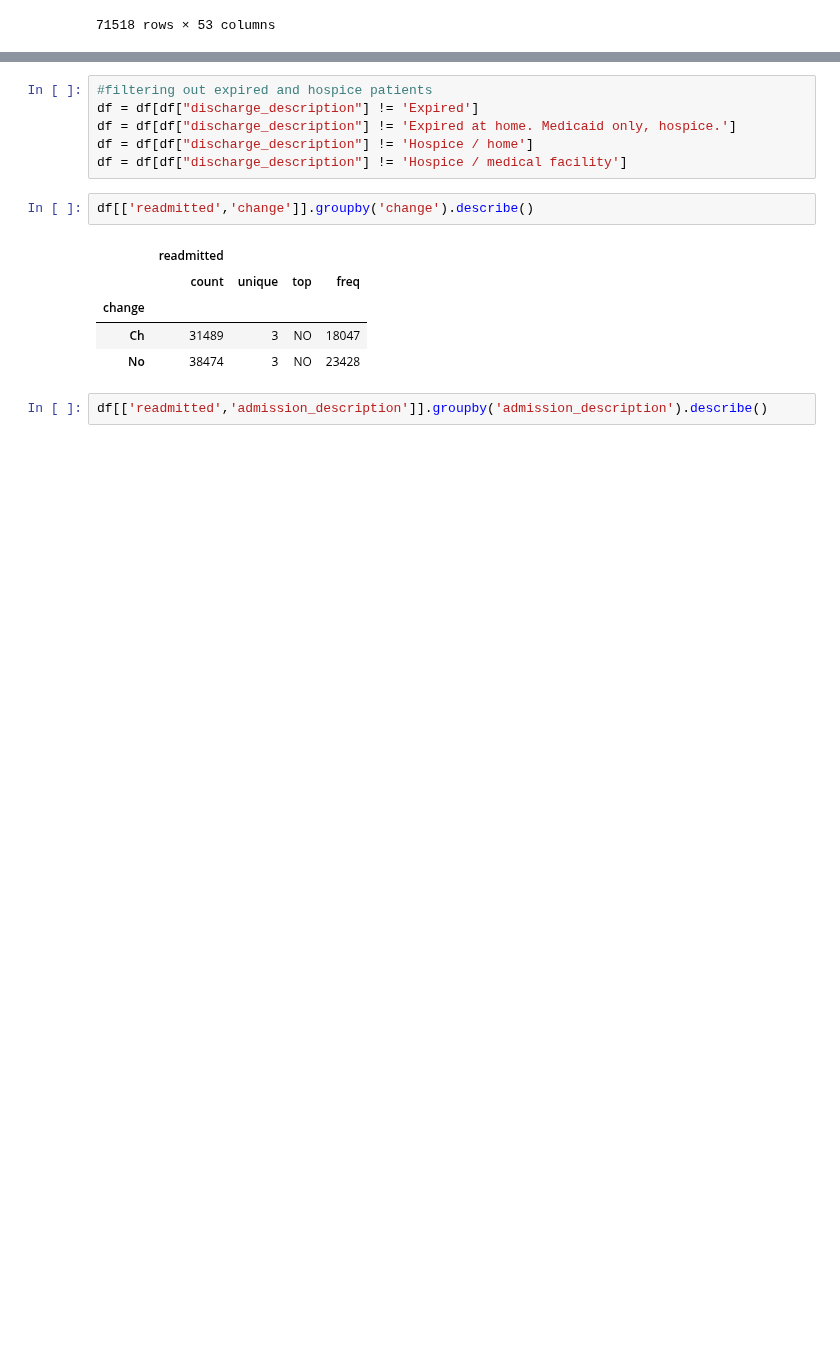
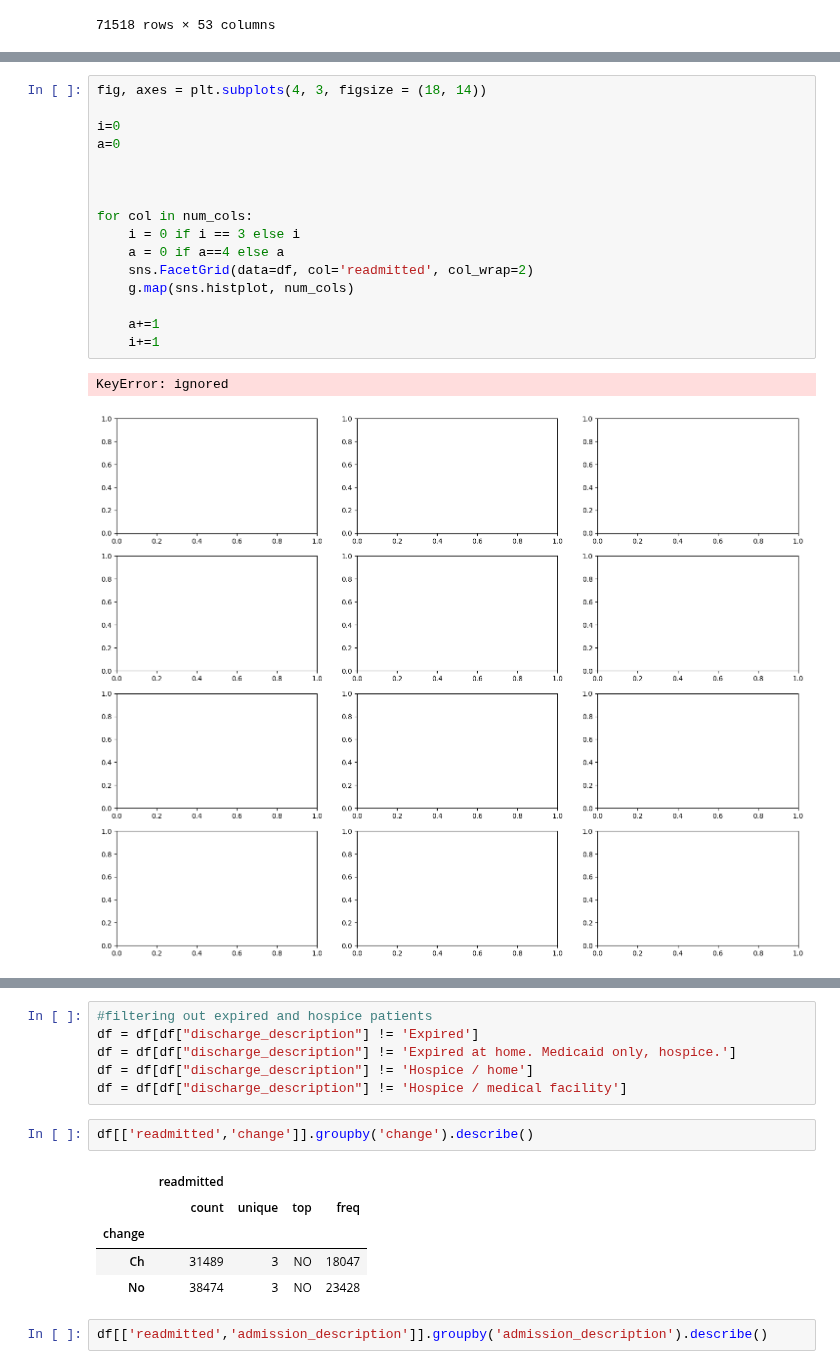
Before and after one commit to boneeyah/QTW, a Jupyter notebook: Case Study 2/Case_Study_2.ipynb, the cells around one changed output, grey strips where cells are left out. Cells and saved outputs as stored; diff of their text form; blank space fills up the shorter version.

```diff
--- a/Case Study 2/Case_Study_2.ipynb
+++ b/Case Study 2/Case_Study_2.ipynb
@@ -140,0 +206,19 @@ df
+# %%
+fig, axes = plt.subplots(4, 3, figsize = (18, 14))
+
+i=0
+a=0
+
+
+
+for col in num_cols:
+    i = 0 if i == 3 else i
+    a = 0 if a==4 else a
+    sns.FacetGrid(data=df, col='readmitted', col_wrap=2)
+    g.map(sns.histplot, num_cols)
+
+    a+=1
+    i+=1
+# %% [output]
+KeyError: ignored
+[figure, added]
```
Also changed, not shown: parts of 16 cells of this notebook.
